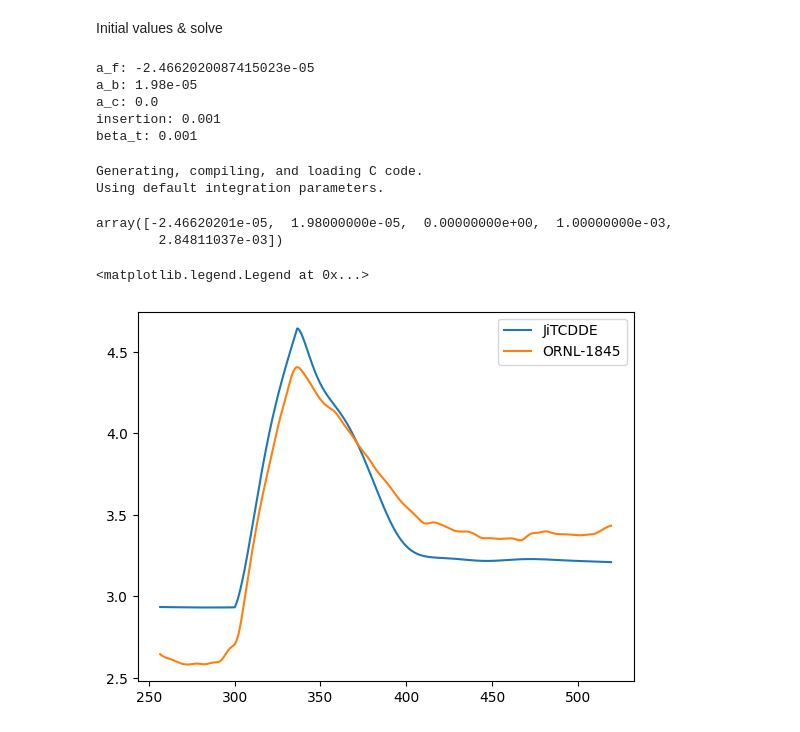
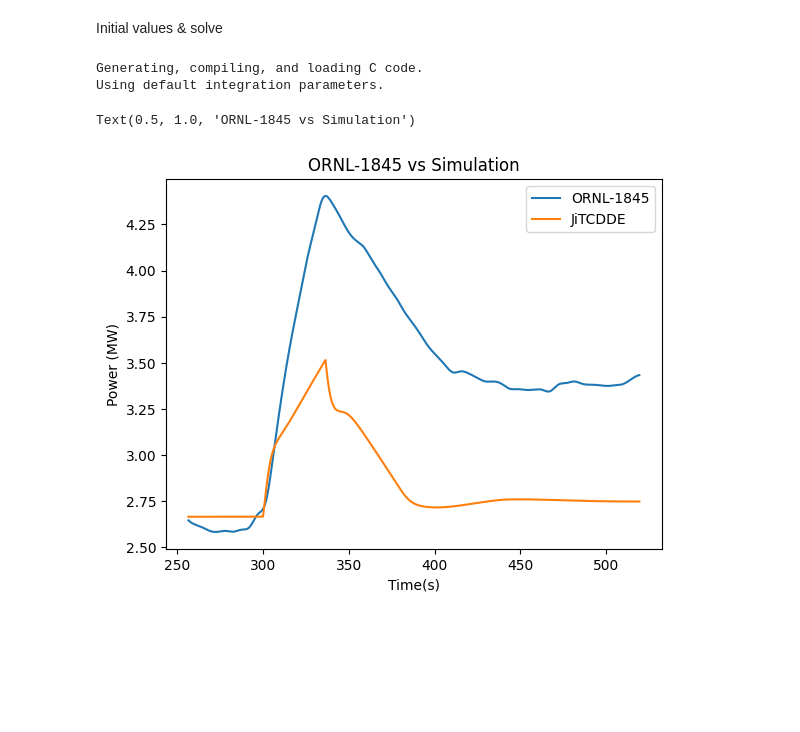
Before and after one commit to LukeLabrie/msc_eng_thesis, a Jupyter notebook: are/model_estimate.ipynb, the cells around one changed output. Cells and saved outputs as stored; diff of their text form; code cells hidden in the pictures; blank space fills up the shorter version.

```diff
--- a/are/model_estimate.ipynb
+++ b/are/model_estimate.ipynb
@@ -336,34 +139,33 @@ Initial values & solve
 #plt.ylabel("Power (MW)")
 #plt.title("ARE: 1$ Reactivity Insertion")
 # %%
-print(f"a_f: {result.x[0]}")
-print(f"a_b: {result.x[1]}")
-print(f"a_c: {result.x[2]}")
-print(f"insertion: {result.x[3]}")
-print(f"beta_t: {result.x[3]}")
+# print(f"a_f: {result.x[0]}")
+# print(f"a_b: {result.x[1]}")
+# print(f"a_c: {result.x[2]}")
+# print(f"insertion: {result.x[3]}")
+# print(f"beta_t: {result.x[3]}")
-# %% [output]
-a_f: -2.4662020087415023e-05
-a_b: 1.98e-05
-a_c: 0.0
-insertion: 0.001
-beta_t: 0.001
-# %%
-sol_jit = run_simulation(result.x)
-# %% [output]
-Generating, compiling, and loading C code.
-Using default integration parameters.
-# %%
-result.x
-# %% [output]
-array([-2.46620201e-05,  1.98000000e-05,  0.00000000e+00,  1.00000000e-03,
-        2.84811037e-03])
+# %%
+# very close agreement, wide bounds
+
+
+res_initial = [-8.497785537606717e-05,1.98e-05,6.550691971743104e-05,0.0028672267097399427,0.0028672267097399427]
+res_delays = [2.000e+01,  2.000e+01,  2.000e+01,  1.000e+00,  0.000e+00, 2.000e+01,  1.000e+00,  0.000e+00]
+
+
+sol_jit = relax_delays(res_delays)
+# %% [output]
+Generating, compiling, and loading C code.
+Using default integration parameters.
 # %%
+plt.plot(T_insert, interpolated_values,label="ORNL-1845")
 plt.plot(T_insert, [s[46]*P for s in sol_jit][i_insert[0]:(i_insert[-1]+1)],label="JiTCDDE")
-plt.plot(T_insert, interpolated_values,label="ORNL-1845")
 plt.legend()
+plt.ylabel("Power (MW)")
+plt.xlabel("Time(s)")
+plt.title("ORNL-1845 vs Simulation")
 # %% [output]
-<matplotlib.legend.Legend at 0x...>
+Text(0.5, 1.0, 'ORNL-1845 vs Simulation')
-[figure, old version]
+[figure, new version]
 # %%
 fig,axs = plt.subplots(3,3,figsize=(18,18))
 
```
Also changed, not shown: parts of 9 cells of this notebook, 11 other files.
